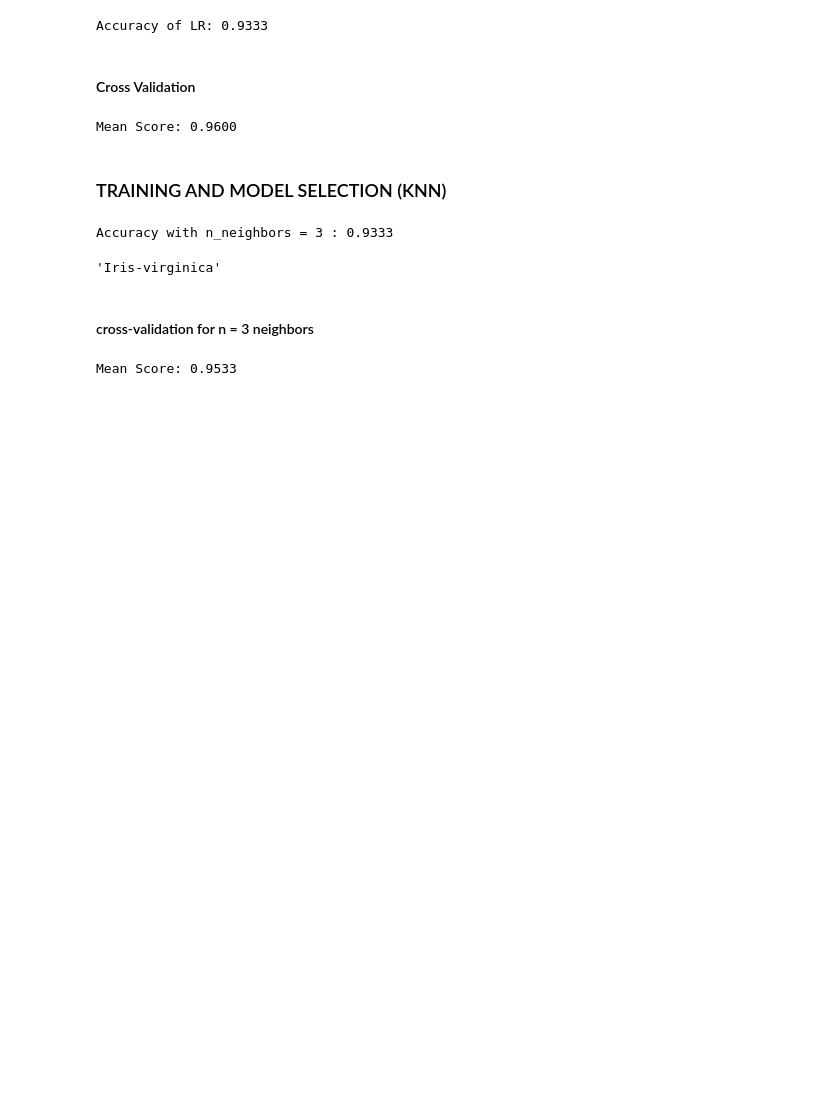
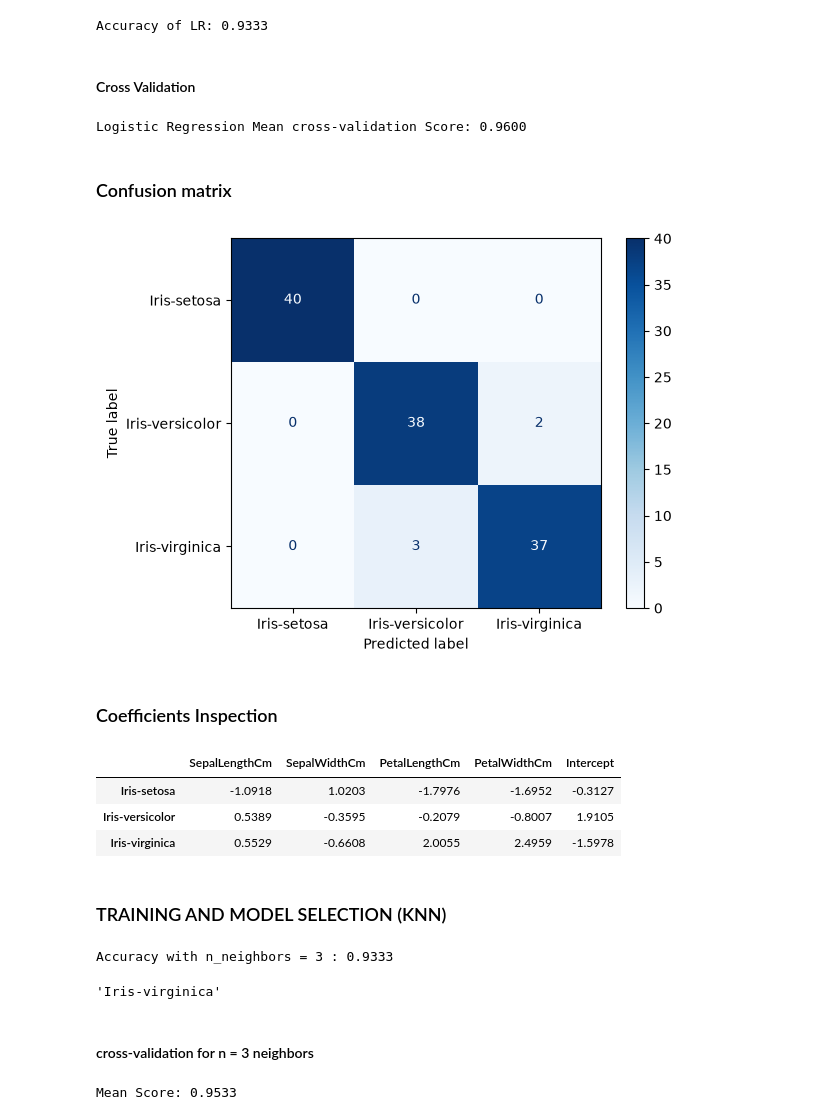
Before and after one commit to izaynn/ml-projects, a Jupyter notebook: iris-species-classifier/main.ipynb, the cells around one changed output. Drawn from its saved outputs; the diff is of its cells as text; code cells hidden in the pictures; blank space fills up the shorter version.

```diff
--- a/iris-species-classifier/main.ipynb
+++ b/iris-species-classifier/main.ipynb
@@ -156,8 +169,8 @@ X_test_scaled = scaler.transform(X_test)
 # %% [markdown]
 ### TRAINING AND MODEL SELECTION (LOGISTIC REGRESSION)
 # %%
-model = LogisticRegression()
-model.fit(X_train_scaled,y_train_encode)
+LRmodel = LogisticRegression()
+LRmodel.fit(X_train_scaled,y_train_encode)
 # %% [output]
 LogisticRegression()
 # %%
@@ -181,9 +189,36 @@ pipeline = Pipeline([('scaler',StandardScaler()),
 
 scores = cross_val_score(pipeline,X,y_encoded,cv=5,scoring='accuracy')
 # print(f"The accuracy score of cross-validation (5): {scores}")
-print(f"Mean Score: {scores.mean():.4f}")
+print(f"Logistic Regression Mean cross-validation Score: {scores.mean():.4f}")
 # %% [output]
-Mean Score: 0.9600
+Logistic Regression Mean cross-validation Score: 0.9600
+# %% [markdown]
+### Confusion matrix
+# %%
+ConfusionMatrixDisplay.from_estimator(LRmodel,
+                                      X_train_scaled,
+                                      y_train_encode,
+                                      cmap='Blues',
+                                      display_labels=le.classes_)
+plt.show()
+# %% [output]
+[figure, added]
+# %% [markdown]
+### Coefficients Inspection
+# %%
+cofc = LRmodel.coef_
+intercept = LRmodel.intercept_
+feature_names = X.columns
+class_names = le.classes_
+coef_df = pd.DataFrame(cofc,columns=feature_names,index=class_names)
+coef_df['Intercept'] = intercept
+# print(coef_df.round(4))
+coef_df.round(4)
+# %% [output]
+|  | SepalLengthCm | SepalWidthCm | PetalLengthCm | PetalWidthCm | Intercept |
+| Iris-setosa | -1.0918 | 1.0203 | -1.7976 | -1.6952 | -0.3127 |
+| Iris-versicolor | 0.5389 | -0.3595 | -0.2079 | -0.8007 | 1.9105 |
+| Iris-virginica | 0.5529 | -0.6608 | 2.0055 | 2.4959 | -1.5978 |
 # %% [markdown]
 ### TRAINING AND MODEL SELECTION (KNN)
 # %%
```
Also changed, not shown: parts of 28 cells of this notebook.
